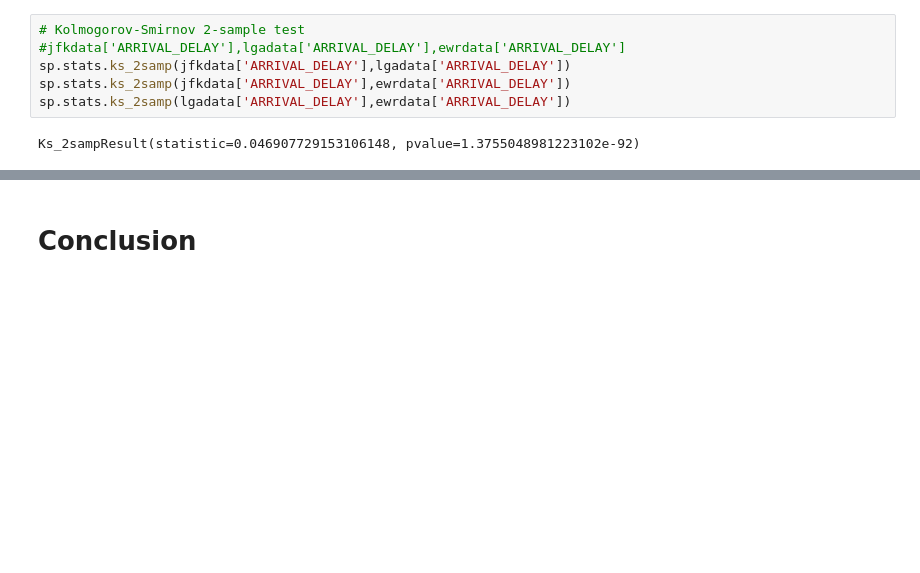
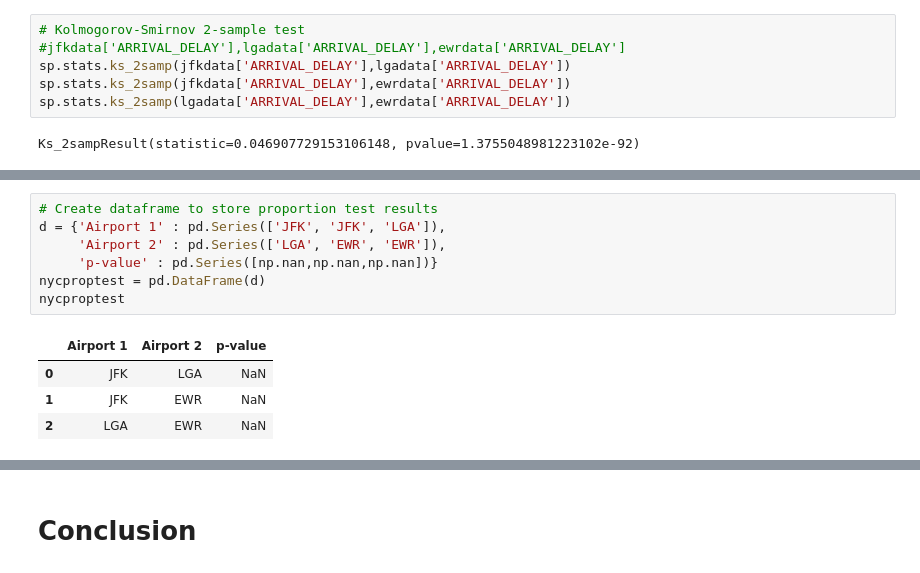
Before and after one commit to toddschultz/data-512-project, a Jupyter notebook: hcds-a6-report.ipynb, the cells around one changed output, grey strips where cells are left out. Saved outputs shown, nothing was run; the diff lists cells and outputs as text; blank space fills up the shorter version.

Commit message:
completed rough analysis of NYC airports

```diff
--- a/hcds-a6-report.ipynb
+++ b/hcds-a6-report.ipynb
@@ -176,0 +182,12 @@ The results of the one-way ANOVA and the pairwise multiple comparison rejects th
+# %%
+# Create dataframe to store proportion test results
+d = {'Airport 1' : pd.Series(['JFK', 'JFK', 'LGA']),
+     'Airport 2' : pd.Series(['LGA', 'EWR', 'EWR']),
+     'p-value' : pd.Series([np.nan,np.nan,np.nan])}
+nycproptest = pd.DataFrame(d)
+nycproptest
+# %% [output]
+|  | Airport 1 | Airport 2 | p-value |
+| 0 | JFK | LGA | NaN |
+| 1 | JFK | EWR | NaN |
+| 2 | LGA | EWR | NaN |
```
Also changed, not shown: parts of 7 cells of this notebook.
